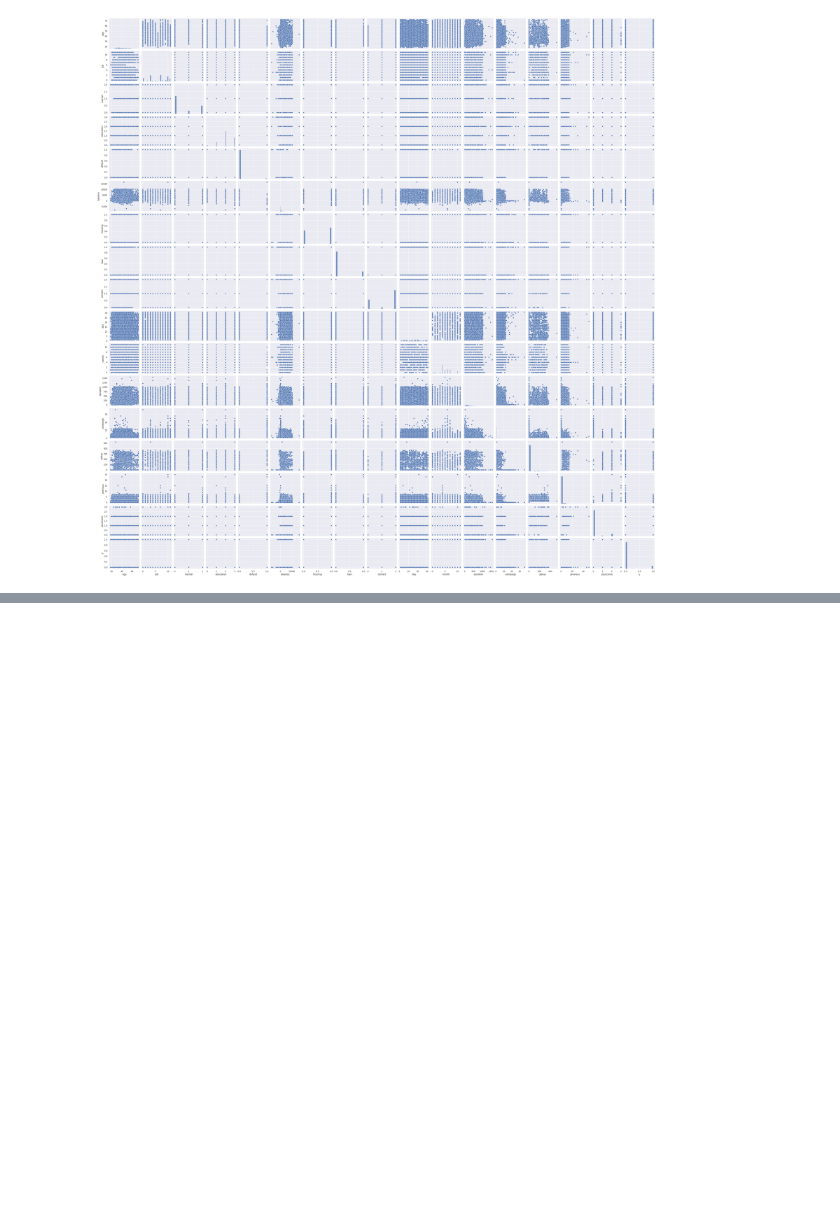
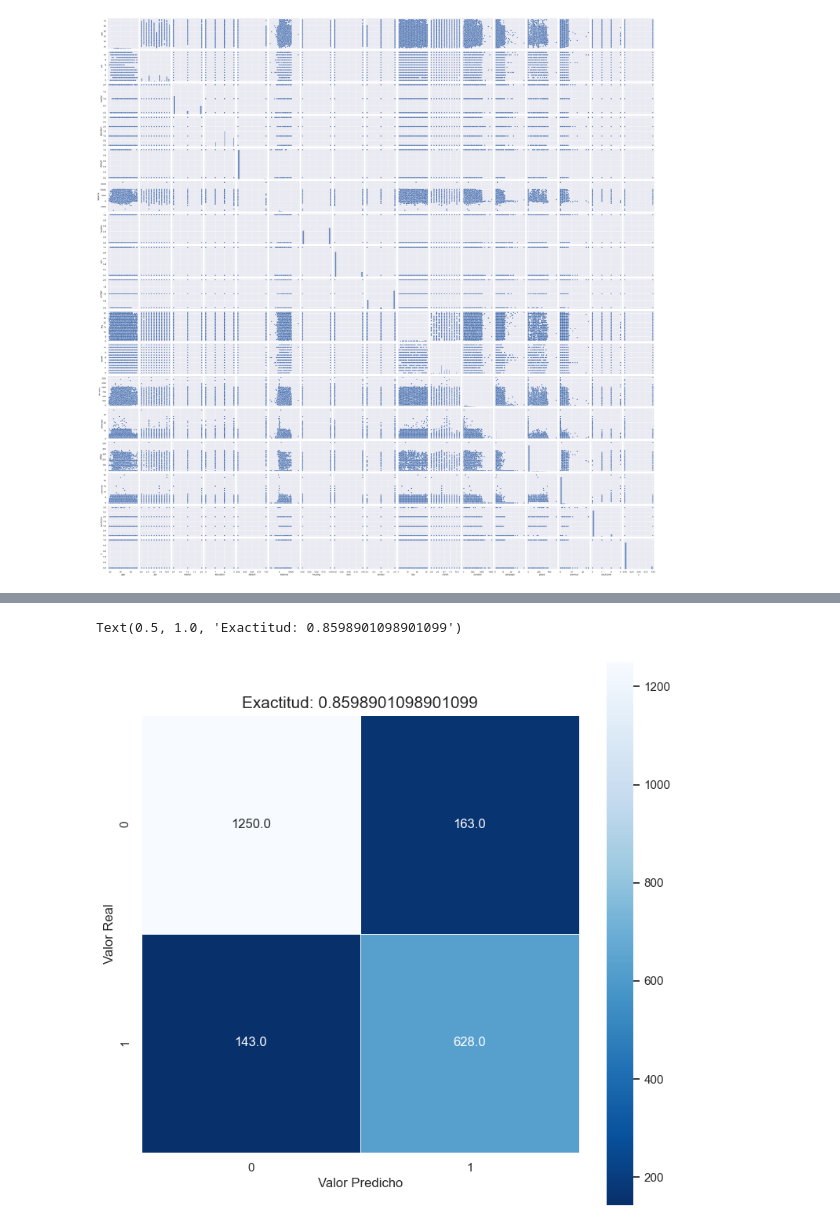
Before and after one commit to alexander6779/SNS, a Jupyter notebook: Final_Project/code/bank.ipynb, the cells around one changed output, grey strips where cells are left out. Saved outputs shown, nothing was run; the diff lists cells and outputs as text; code cells hidden in the pictures; blank space fills up the shorter version.

```diff
--- a/Final_Project/code/bank.ipynb
+++ b/Final_Project/code/bank.ipynb
@@ -291,0 +530,3 @@ sns.pairplot(df)
+# %%
+y_pred = modelo.predict(X_test)
+y_pred
@@ -291,0 +550,3 @@ sns.pairplot(df)
+# %%
+acc = modelo.score(X_test,y_test)
+acc
@@ -291,0 +559,12 @@ sns.pairplot(df)
+# %%
+from sklearn.metrics import confusion_matrix
+cm = confusion_matrix(y_test, y_pred, labels=[0,1])
+plt.figure(figsize=(9,9))
+sns.heatmap(cm, annot=True, fmt=".1f", linewidths=.5, square = True, cmap = 'Blues_r',yticklabels=[0,1],xticklabels=[0,1])
+plt.ylabel('Valor Real')
+plt.xlabel('Valor Predicho')
+all_sample_title = 'Exactitud: {0}'.format(acc)
+plt.title(all_sample_title, size = 15)
+# %% [output]
+Text(0.5, 1.0, 'Exactitud: 0.8598901098901099')
+[figure, added]
```
Also changed, not shown: parts of 39 cells of this notebook, 2 other files.
